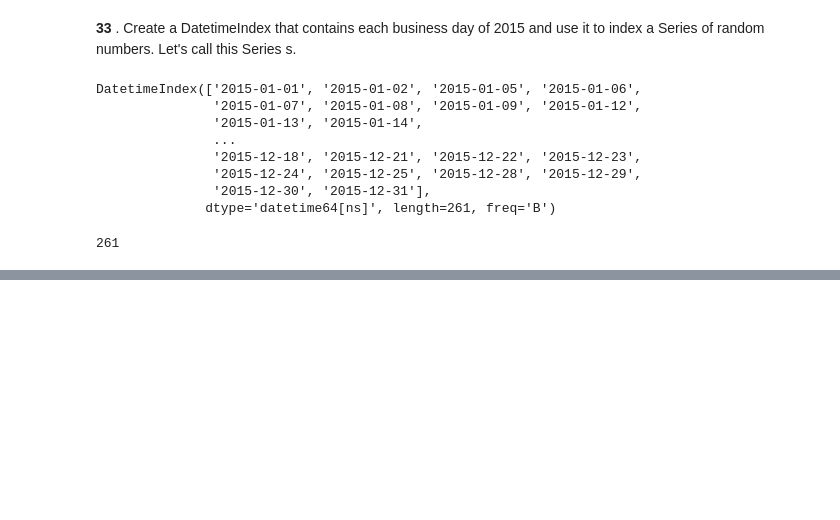
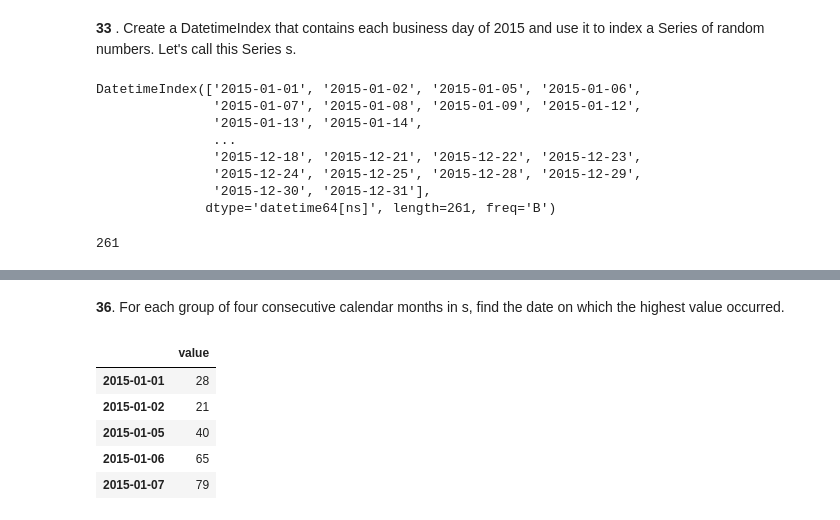
Before and after one commit to unchil/Notebook, a Jupyter notebook: Puzzles_Python.ipynb, the cells around one changed output, grey strips where cells are left out. Saved outputs shown, nothing was run; the diff lists cells and outputs as text; code cells hidden in the pictures; blank space fills up the shorter version.

```diff
--- a/Puzzles_Python.ipynb
+++ b/Puzzles_Python.ipynb
@@ -1236,0 +1270,12 @@ Freq: B, Length: 261, dtype: int64
+# %% [markdown]
+**36**. For each group of four consecutive calendar months in s, find the date on which the highest value occurred.
+# %%
+df = pd.DataFrame(s, index=idx_date, columns=['value'])
+df.head()
+# %% [output]
+|  | value |
+| 2015-01-01 | 28 |
+| 2015-01-02 | 21 |
+| 2015-01-05 | 40 |
+| 2015-01-06 | 65 |
+| 2015-01-07 | 79 |
```
Also changed, not shown: parts of 8 cells of this notebook.
